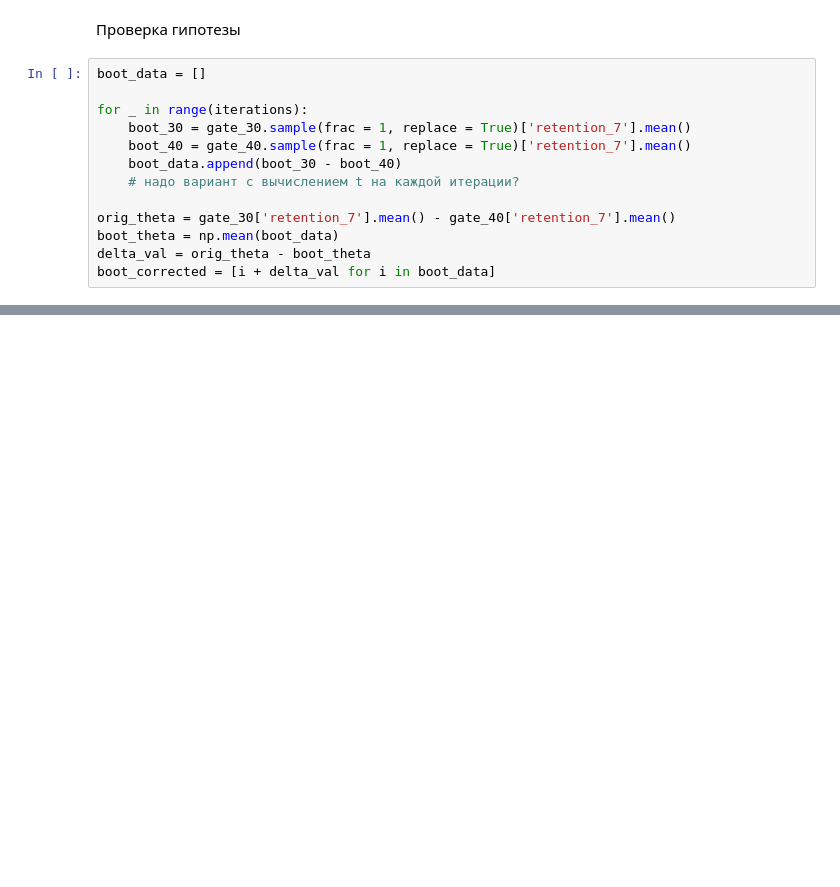
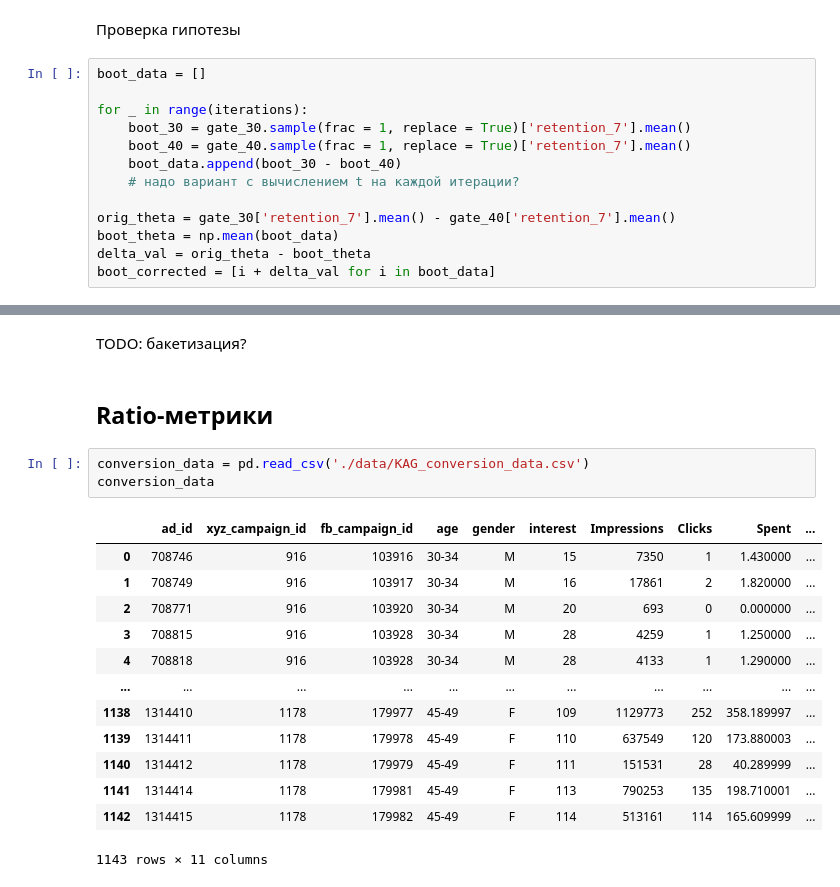
Before and after one commit to AlexJackalope/A-B-testing, a Jupyter notebook: 3-Bootstrapping-Ratio-Delta/classwork.ipynb, the cells around one changed output, grey strips where cells are left out. Saved outputs shown, nothing was run; the diff lists cells and outputs as text; blank space fills up the shorter version.

Commit message:
simple ratio

```diff
--- a/3-Bootstrapping-Ratio-Delta/classwork.ipynb
+++ b/3-Bootstrapping-Ratio-Delta/classwork.ipynb
@@ -170,0 +183,21 @@ plt.axvline(x=sr.quantile(right_ci), color='green', linestyle='--')
+# %% [markdown]
+TODO: бакетизация?
+# %% [markdown]
+## Ratio-метрики
+# %%
+conversion_data = pd.read_csv('./data/KAG_conversion_data.csv')
+conversion_data
+# %% [output]
+|  | ad_id | xyz_campaign_id | fb_campaign_id | age | gender | interest | Impressions | Clicks | Spent | ... |
+| 0 | 708746 | 916 | 103916 | 30-34 | M | 15 | 7350 | 1 | 1.430000 | ... |
+| 1 | 708749 | 916 | 103917 | 30-34 | M | 16 | 17861 | 2 | 1.820000 | ... |
+| 2 | 708771 | 916 | 103920 | 30-34 | M | 20 | 693 | 0 | 0.000000 | ... |
+| 3 | 708815 | 916 | 103928 | 30-34 | M | 28 | 4259 | 1 | 1.250000 | ... |
+| 4 | 708818 | 916 | 103928 | 30-34 | M | 28 | 4133 | 1 | 1.290000 | ... |
+| ... | ... | ... | ... | ... | ... | ... | ... | ... | ... | ... |
+| 1138 | 1314410 | 1178 | 179977 | 45-49 | F | 109 | 1129773 | 252 | 358.189997 | ... |
+| 1139 | 1314411 | 1178 | 179978 | 45-49 | F | 110 | 637549 | 120 | 173.880003 | ... |
+| 1140 | 1314412 | 1178 | 179979 | 45-49 | F | 111 | 151531 | 28 | 40.289999 | ... |
+| 1141 | 1314414 | 1178 | 179981 | 45-49 | F | 113 | 790253 | 135 | 198.710001 | ... |
+| 1142 | 1314415 | 1178 | 179982 | 45-49 | F | 114 | 513161 | 114 | 165.609999 | ... |
+1143 rows × 11 columns
```
Also changed, not shown: parts of 20 cells of this notebook, 1 other file.
